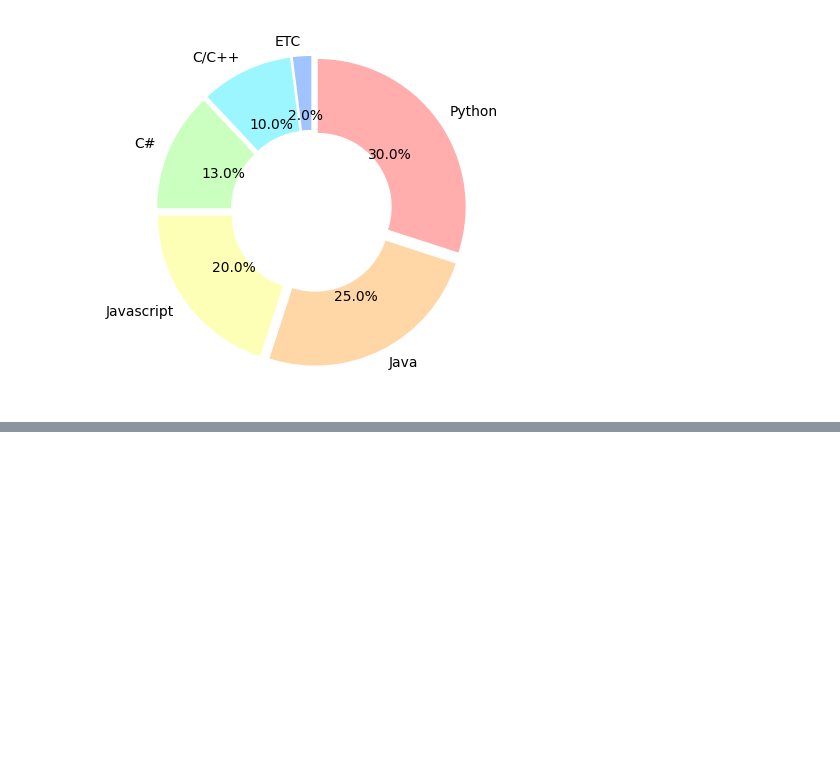
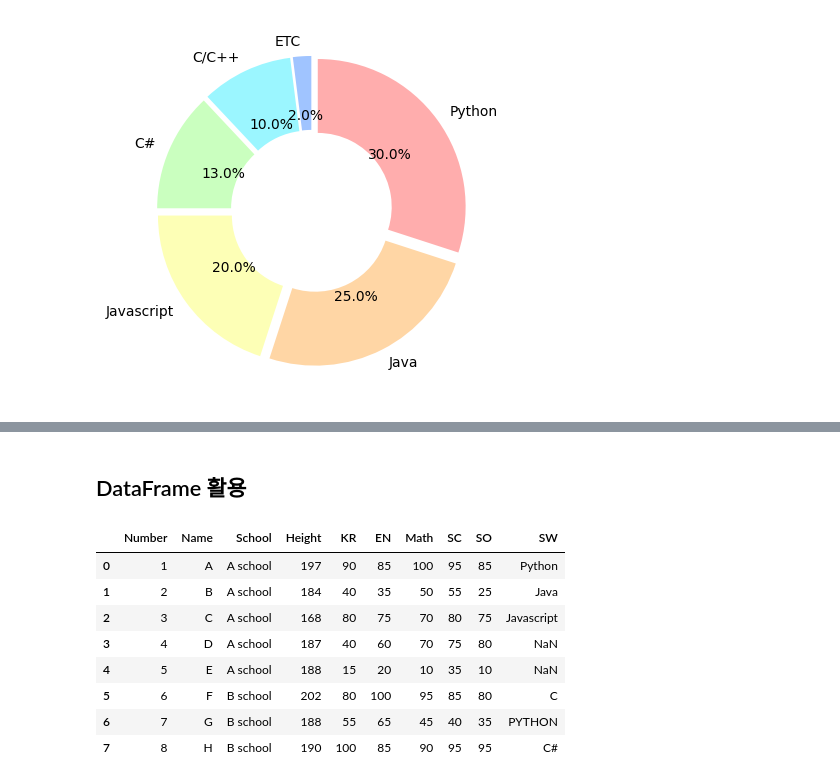
Before and after one commit to Yum02/Learning_Bigdata, a Jupyter notebook: Bigdata_learning/Matplotilb/13.Circle_graph.ipynb, the cells around one changed output, grey strips where cells are left out. Cells and saved outputs as stored; diff of their text form; code cells hidden in the pictures; blank space fills up the shorter version.

```diff
--- a/Bigdata_learning/Matplotilb/13.Circle_graph.ipynb
+++ b/Bigdata_learning/Matplotilb/13.Circle_graph.ipynb
@@ -51,0 +67,16 @@ plt.show()
+# %% [markdown]
+## DataFrame 활용
+# %%
+import pandas as pd
+df = pd.read_excel('../Pandas/score1.xlsx')
+df
+# %% [output]
+|  | Number | Name | School | Height | KR | EN | Math | SC | SO | SW |
+| 0 | 1 | A | A school | 197 | 90 | 85 | 100 | 95 | 85 | Python |
+| 1 | 2 | B | A school | 184 | 40 | 35 | 50 | 55 | 25 | Java |
+| 2 | 3 | C | A school | 168 | 80 | 75 | 70 | 80 | 75 | Javascript |
+| 3 | 4 | D | A school | 187 | 40 | 60 | 70 | 75 | 80 | NaN |
+| 4 | 5 | E | A school | 188 | 15 | 20 | 10 | 35 | 10 | NaN |
+| 5 | 6 | F | B school | 202 | 80 | 100 | 95 | 85 | 80 | C |
+| 6 | 7 | G | B school | 188 | 55 | 65 | 45 | 40 | 35 | PYTHON |
+| 7 | 8 | H | B school | 190 | 100 | 85 | 90 | 95 | 95 | C# |
```
Also changed, not shown: parts of 4 cells of this notebook.
